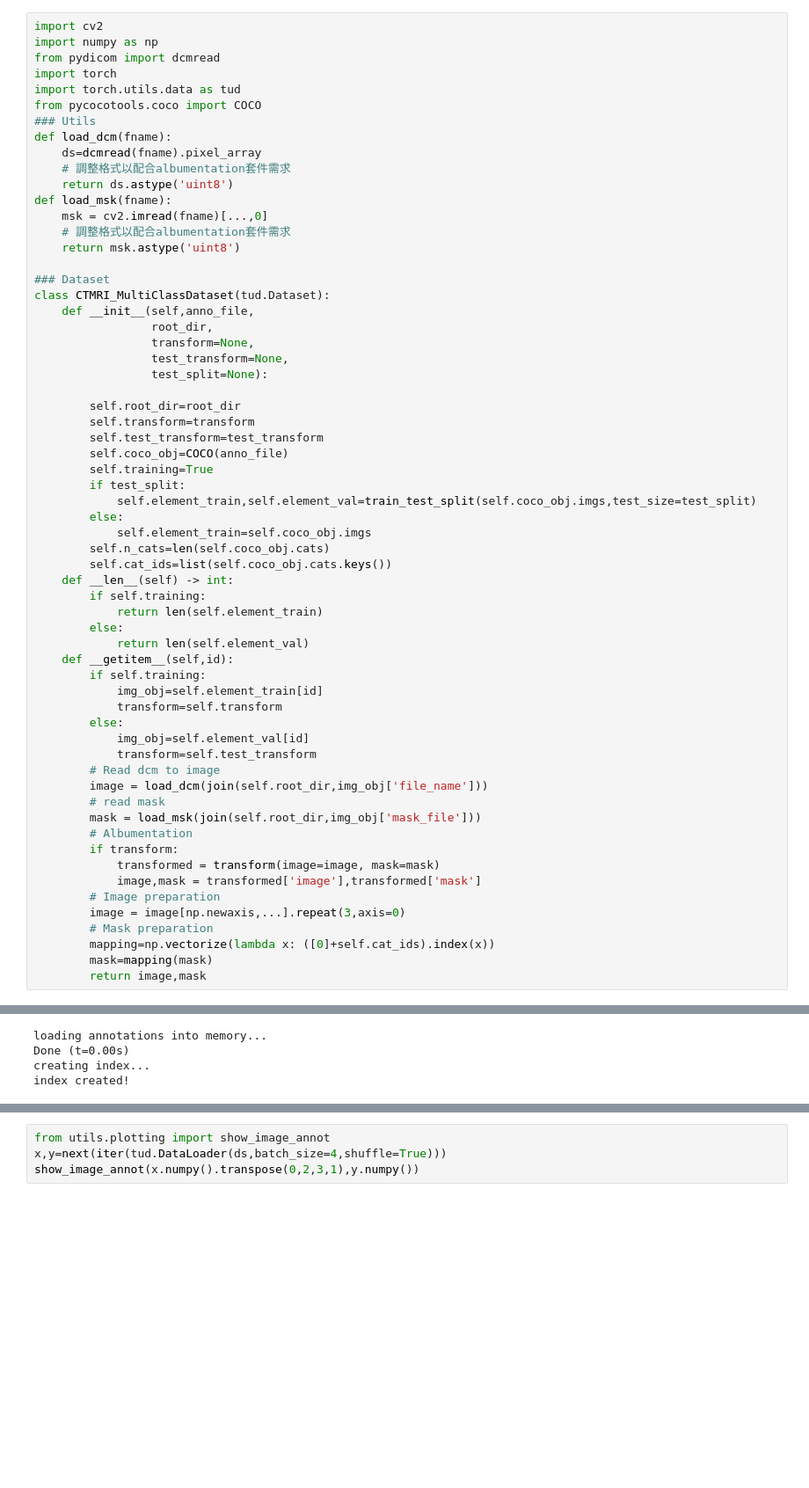
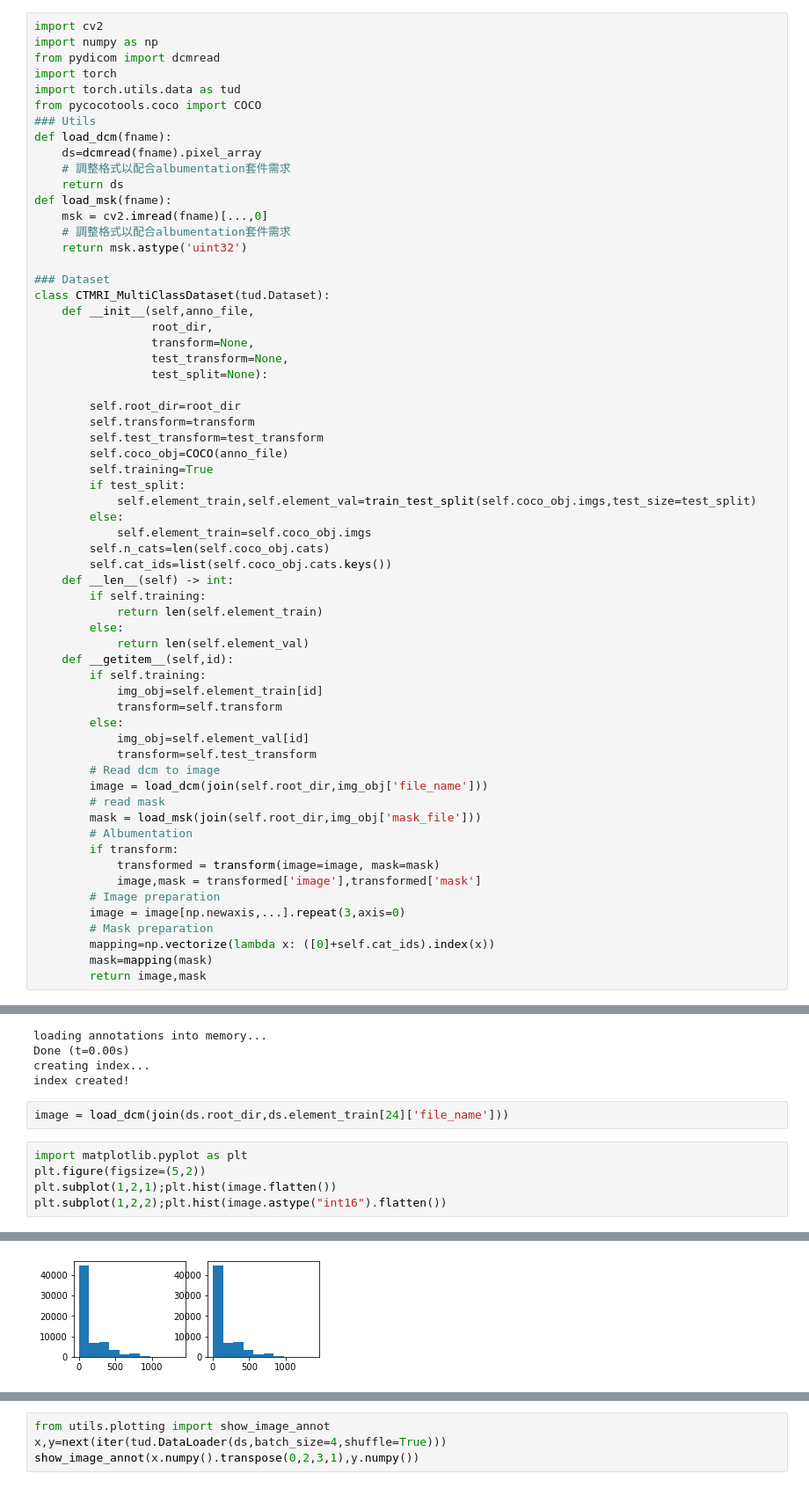
Before and after one commit to ShuYuHuang/UnetCosLoss, a Jupyter notebook: Try_Data_Loader.ipynb, the cells around one changed output, grey strips where cells are left out. Shown at 88% size. Saved outputs shown, nothing was run; the diff lists cells and outputs as text; blank space fills up the shorter version.

Commit message:
change loading dtype from uint8 to uint32

```diff
--- a/Try_Data_Loader.ipynb
+++ b/Try_Data_Loader.ipynb
@@ -19,11 +19,11 @@ from pycocotools.coco import COCO
 def load_dcm(fname):
     ds=dcmread(fname).pixel_array
     # 調整格式以配合albumentation套件需求
-    return ds.astype('uint8')
+    return ds
 def load_msk(fname):
     msk = cv2.imread(fname)[...,0]
     # 調整格式以配合albumentation套件需求
-    return msk.astype('uint8')
+    return msk.astype('uint32')
 
 ### Dataset
 class CTMRI_MultiClassDataset(tud.Dataset):
@@ -84,3 +84,11 @@ loading annotations into memory...
 Done (t=0.00s)
 creating index...
 index created!
+# %%
+image = load_dcm(join(ds.root_dir,ds.element_train[24]['file_name']))
+# %%
+import matplotlib.pyplot as plt
+plt.figure(figsize=(5,2))
+plt.subplot(1,2,1);plt.hist(image.flatten())
+plt.subplot(1,2,2);plt.hist(image.astype("int16").flatten())
+# %% [output]
@@ -86,0 +100 @@ index created!
+[figure, added]
```
Also changed, not shown: parts of 2 cells of this notebook, 13 other files.
